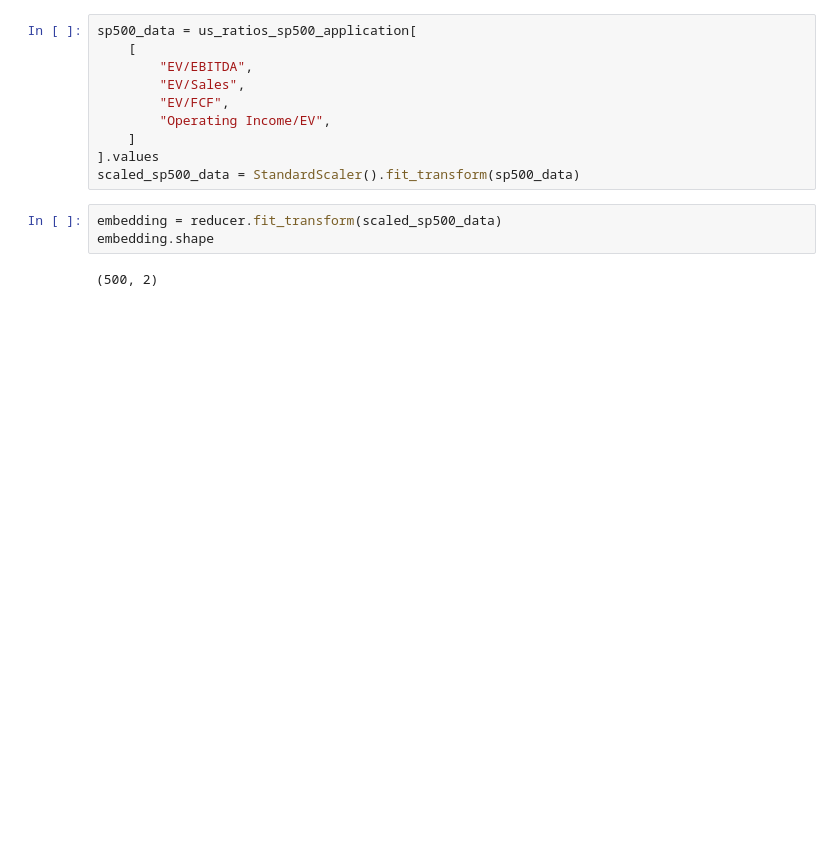
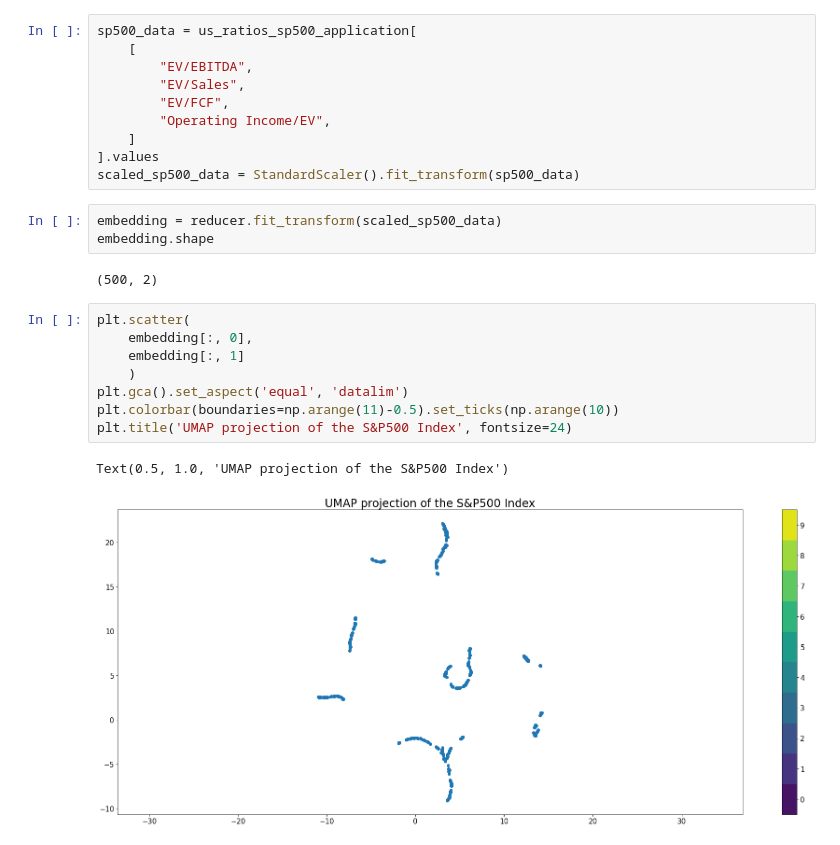
Before and after one commit to vhppacheco/ic-ita-finance-ia, a Jupyter notebook: sp500_analysis/SP500_index_v1.ipynb, the cells around one changed output. Drawn from its saved outputs; the diff is of its cells as text; blank space fills up the shorter version.

```diff
--- a/sp500_analysis/SP500_index_v1.ipynb
+++ b/sp500_analysis/SP500_index_v1.ipynb
@@ -1244,3 +1422,14 @@ embedding = reducer.fit_transform(scaled_sp500_data)
 embedding.shape
 # %% [output]
 (500, 2)
+# %%
+plt.scatter(
+    embedding[:, 0],
+    embedding[:, 1]
+    )
+plt.gca().set_aspect('equal', 'datalim')
+plt.colorbar(boundaries=np.arange(11)-0.5).set_ticks(np.arange(10))
+plt.title('UMAP projection of the S&P500 Index', fontsize=24)
+# %% [output]
+Text(0.5, 1.0, 'UMAP projection of the S&P500 Index')
+[figure, added]
```
Also changed, not shown: parts of 37 cells of this notebook.
